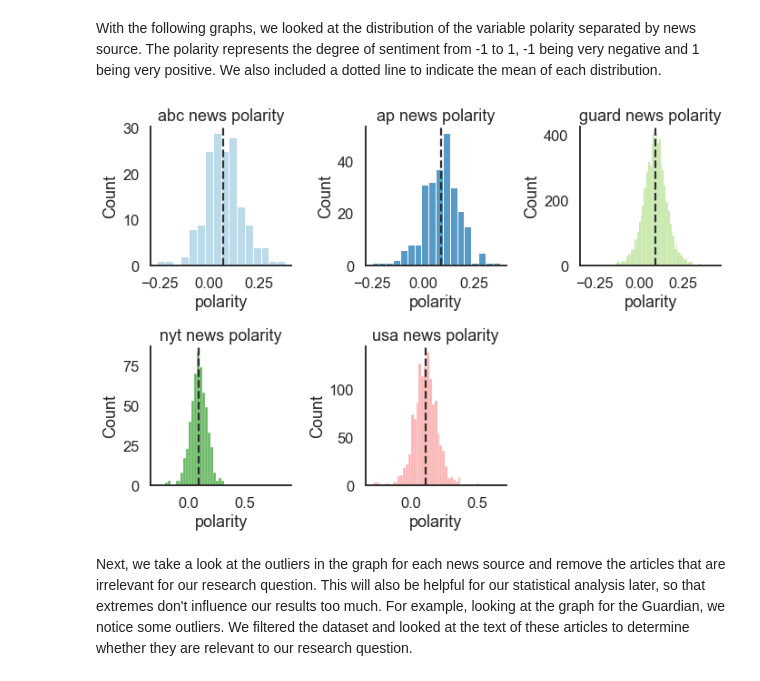
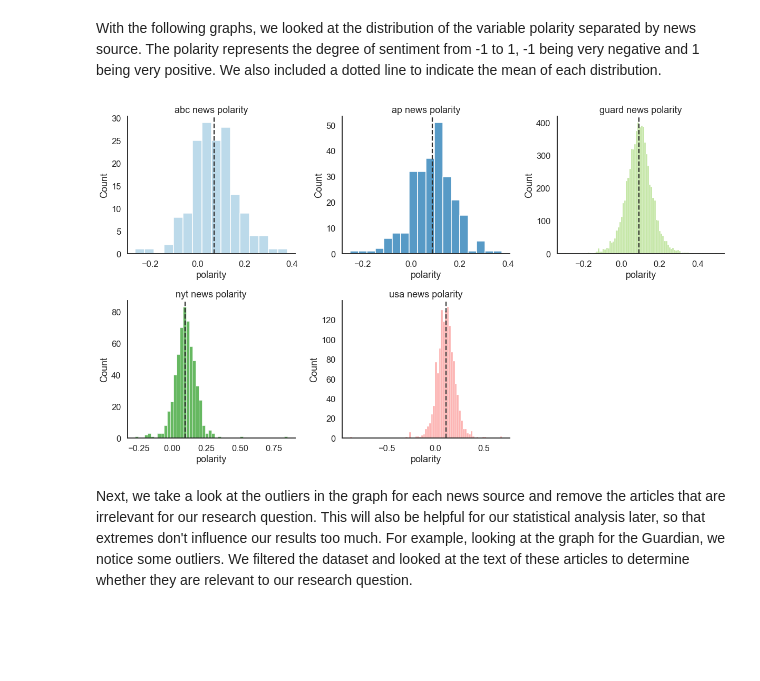
Before and after one commit to lilys01/sentiment-analysis-deaf-community, a Jupyter notebook: FinalProjectGroup054-Wi22.ipynb, the cells around one changed output. Saved outputs shown, nothing was run; the diff lists cells and outputs as text; code cells hidden in the pictures; blank space fills up the shorter version.

```diff
--- a/FinalProjectGroup054-Wi22.ipynb
+++ b/FinalProjectGroup054-Wi22.ipynb
@@ -346,16 +346,17 @@ plt.show()
 # %% [markdown]
 With the following graphs, we looked at the distribution of the variable polarity separated by news source. The polarity represents the degree of sentiment from -1 to 1, -1 being very negative and 1 being very positive. We also included a dotted line to indicate the mean of each distribution.
 # %%
+plt.rcParams['figure.figsize'] = (17, 10)
 newsLabels = ['abc', 'ap', 'guard', 'nyt', 'usa']
 for i in range(1, 6):
     plt.subplot(2, 3, i)
     newsData = combined_df[combined_df.source == newsLabels[i - 1]]
     graph = sns.histplot(data=newsData, x='polarity', color=newsPalette[i - 1])
     graph.set_title(newsLabels[i - 1] + " news polarity")
     graph.axvline(newsData['polarity'].mean(), color='#2e2e2e', linestyle='--')
     plt.tight_layout()
 # %% [output]
-[figure, old version]
+[figure, new version]
 # %% [markdown]
 Next, we take a look at the outliers in the graph for each news source and remove the articles that are irrelevant for our research question. This will also be helpful for our statistical analysis later, so that extremes don't influence our results too much. For example, looking at the graph for the Guardian, we notice some outliers. We filtered the dataset and looked at the text of these articles to determine whether they are relevant to our research question.
 # %%
```
Also changed, not shown: parts of 43 cells of this notebook.
